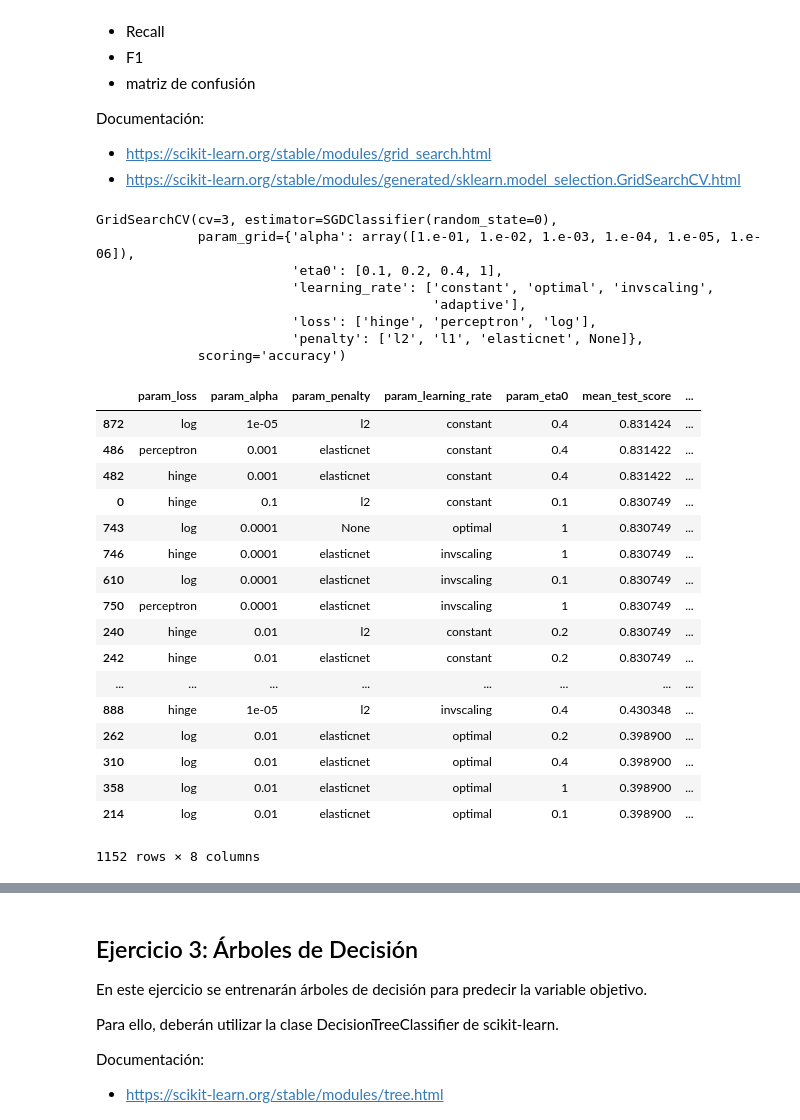
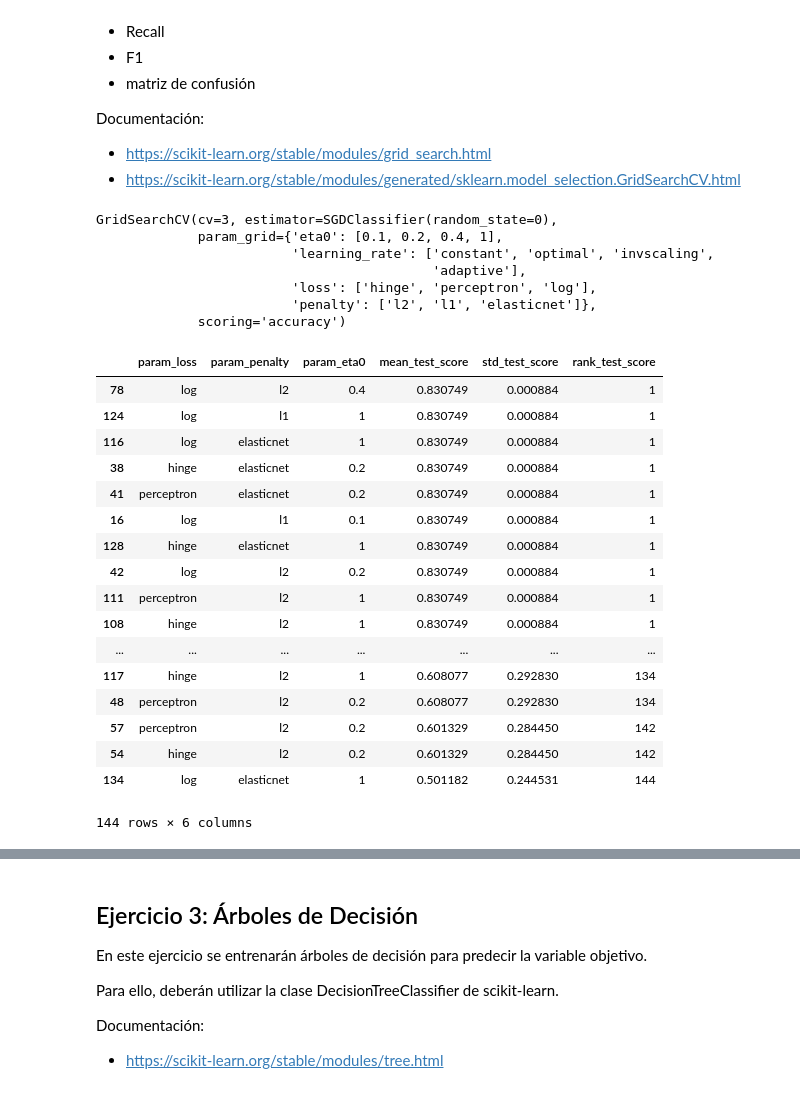
Before and after one commit to Verobornancini/IntroduccionAprendizajeAutomatico, a Jupyter notebook: LABORATORIOS/Lab_2.ipynb, the cells around one changed output, grey strips where cells are left out. Drawn from its saved outputs; the diff is of its cells as text; code cells hidden in the pictures.

```diff
--- a/LABORATORIOS/Lab_2.ipynb
+++ b/LABORATORIOS/Lab_2.ipynb
@@ -192,10 +198,10 @@ Documentación:
 # A) Selección de Hiperparámetros: Grilla
 param_grid = {
     "loss": ['hinge', "perceptron", "log"], # probamos diferentes funciones de loss
-    "penalty":['l2', "l1", "elasticnet", None], # diferentes penalizaciones
+    "penalty":['l2', "l1", "elasticnet"], # diferentes penalizaciones
     "learning_rate" : ['constant','optimal','invscaling','adaptive'],
     "eta0" : [0.1,0.2,0.4,1],
-    "alpha": 10.0**-np.arange(1,7)
+    #"alpha": np.logspace(-5, 0, 6),
     }
 # %%
 # Modelo clasificador
@@ -208,36 +214,35 @@ cv= GridSearchCV(modelo_SGDC_2, param_grid, scoring='accuracy', cv=3)
 cv.fit(X_train, y_train)
 # %% [output]
 GridSearchCV(cv=3, estimator=SGDClassifier(random_state=0),
-             param_grid={'alpha': array([1.e-01, 1.e-02, 1.e-03, 1.e-04, 1.e-05, 1.e-06]),
-                         'eta0': [0.1, 0.2, 0.4, 1],
+             param_grid={'eta0': [0.1, 0.2, 0.4, 1],
                          'learning_rate': ['constant', 'optimal', 'invscaling',
                                            'adaptive'],
                          'loss': ['hinge', 'perceptron', 'log'],
-                         'penalty': ['l2', 'l1', 'elasticnet', None]},
+                         'penalty': ['l2', 'l1', 'elasticnet']},
              scoring='accuracy')
 # %%
 # B) Reporte de accuracy promedio y varianza para todas las configuraciones
 results = cv.cv_results_
 df = pd.DataFrame(results)
-df[['param_loss','param_alpha','param_penalty','param_learning_rate','param_eta0', 'mean_test_score', 'std_test_score', 'rank_test_score']].sort_values('rank_test_score')
+df[['param_loss', 'param_penalty','param_eta0', 'mean_test_score', 'std_test_score', 'rank_test_score']].sort_values('rank_test_score')
 # %% [output]
-|  | param_loss | param_alpha | param_penalty | param_learning_rate | param_eta0 | mean_test_score | ... |
-| 872 | log | 1e-05 | l2 | constant | 0.4 | 0.831424 | ... |
-| 486 | perceptron | 0.001 | elasticnet | constant | 0.4 | 0.831422 | ... |
-| 482 | hinge | 0.001 | elasticnet | constant | 0.4 | 0.831422 | ... |
-| 0 | hinge | 0.1 | l2 | constant | 0.1 | 0.830749 | ... |
-| 743 | log | 0.0001 | None | optimal | 1 | 0.830749 | ... |
-| 746 | hinge | 0.0001 | elasticnet | invscaling | 1 | 0.830749 | ... |
-| 610 | log | 0.0001 | elasticnet | invscaling | 0.1 | 0.830749 | ... |
-| 750 | perceptron | 0.0001 | elasticnet | invscaling | 1 | 0.830749 | ... |
-| 240 | hinge | 0.01 | l2 | constant | 0.2 | 0.830749 | ... |
-| 242 | hinge | 0.01 | elasticnet | constant | 0.2 | 0.830749 | ... |
-| ... | ... | ... | ... | ... | ... | ... | ... |
-| 888 | hinge | 1e-05 | l2 | invscaling | 0.4 | 0.430348 | ... |
-| 262 | log | 0.01 | elasticnet | optimal | 0.2 | 0.398900 | ... |
-| 310 | log | 0.01 | elasticnet | optimal | 0.4 | 0.398900 | ... |
-| 358 | log | 0.01 | elasticnet | optimal | 1 | 0.398900 | ... |
-| 214 | log | 0.01 | elasticnet | optimal | 0.1 | 0.398900 | ... |
+|  | param_loss | param_penalty | param_eta0 | mean_test_score | std_test_score | rank_test_score |
+| 78 | log | l2 | 0.4 | 0.830749 | 0.000884 | 1 |
+| 124 | log | l1 | 1 | 0.830749 | 0.000884 | 1 |
+| 116 | log | elasticnet | 1 | 0.830749 | 0.000884 | 1 |
+| 38 | hinge | elasticnet | 0.2 | 0.830749 | 0.000884 | 1 |
+| 41 | perceptron | elasticnet | 0.2 | 0.830749 | 0.000884 | 1 |
+| 16 | log | l1 | 0.1 | 0.830749 | 0.000884 | 1 |
+| 128 | hinge | elasticnet | 1 | 0.830749 | 0.000884 | 1 |
+| 42 | log | l2 | 0.2 | 0.830749 | 0.000884 | 1 |
+| 111 | perceptron | l2 | 1 | 0.830749 | 0.000884 | 1 |
+| 108 | hinge | l2 | 1 | 0.830749 | 0.000884 | 1 |
+| ... | ... | ... | ... | ... | ... | ... |
+| 117 | hinge | l2 | 1 | 0.608077 | 0.292830 | 134 |
+| 48 | perceptron | l2 | 0.2 | 0.608077 | 0.292830 | 134 |
+| 57 | perceptron | l2 | 0.2 | 0.601329 | 0.284450 | 142 |
+| 54 | hinge | l2 | 0.2 | 0.601329 | 0.284450 | 142 |
+| 134 | log | elasticnet | 1 | 0.501182 | 0.244531 | 144 |
-1152 rows × 8 columns
+144 rows × 6 columns
 # %%
 # Evaluación sobre el conjunto de Train y Test, de la la mejor configuración encontrada
```
Also changed, not shown: parts of 21 cells of this notebook, 10 other files.
